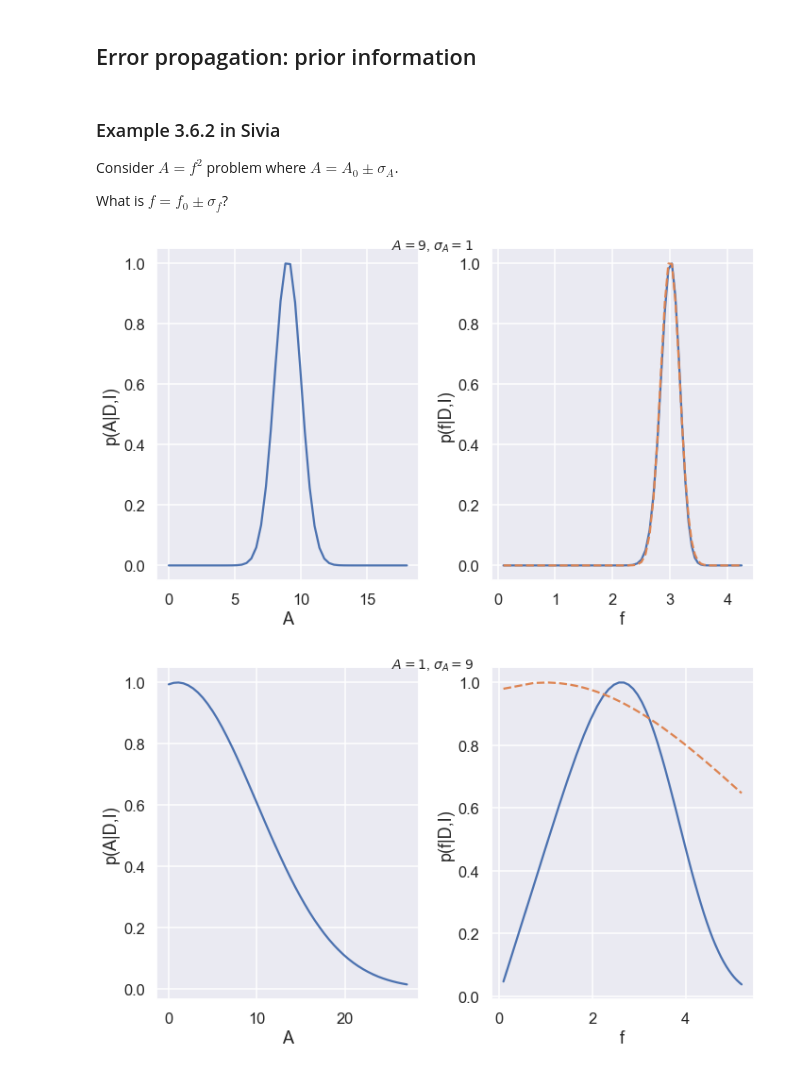
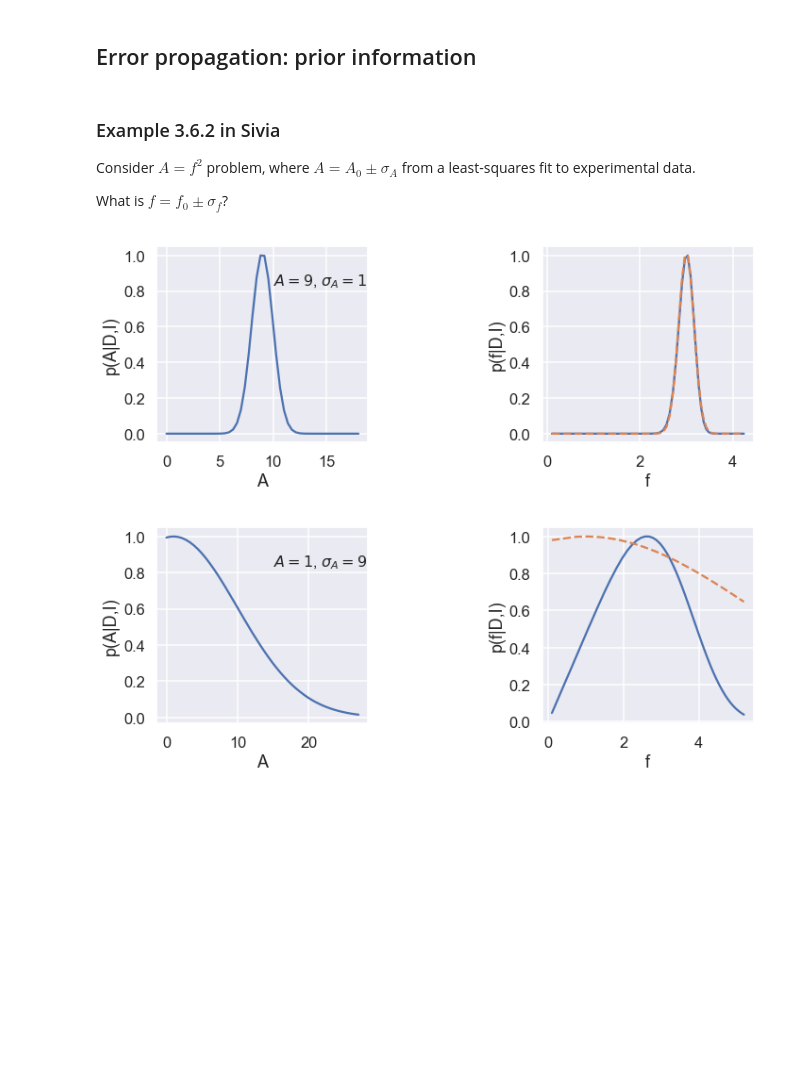
Before and after one commit to NuclearTalent/Bayes2019, a Jupyter notebook: topics/why-bayes-is-better/why_bayes_is_better_I.ipynb, the cells around one changed output. Saved outputs shown, nothing was run; the diff lists cells and outputs as text; code cells hidden in the pictures; blank space fills up the shorter version.

```diff
--- a/topics/why-bayes-is-better/why_bayes_is_better_I.ipynb
+++ b/topics/why-bayes-is-better/why_bayes_is_better_I.ipynb
@@ -63,7 +64,7 @@ Occam’s razor is a principle attributed to the medieval philosopher William of
 ## Error propagation: prior information
 # %% [markdown]
 ### Example 3.6.2 in Sivia
-Consider $A = f^2$ problem where $A = A_0 \pm \sigma_A$.
+Consider $A = f^2$ problem, where $A = A_0 \pm \sigma_A$ from a least-squares fit to experimental data.
 
 What is $f = f_0 \pm \sigma_f$?
 # %%
@@ -84,18 +85,17 @@ def f_posterior(f,A0,sigA):
 # %%
 for (A0,sigA) in [(9,1),(1,9),(-20,9)]:
     maxA = max(2*A0,3*sigA)
     A_arr = np.linspace(0.01,maxA)
     f_arr = np.sqrt(A_arr)
-    fig,ax=plt.subplots(1,2,figsize=(10,6))
+    fig,ax=plt.subplots(1,2,figsize=(10,4))
     ax[0].plot(A_arr,A_posterior(A_arr,A0,sigA))
     ax[1].plot(f_arr,f_posterior(f_arr,A0,sigA))
     if A0>0:
         ax[1].plot(f_arr,f_likelihood(f_arr,A0,sigA),'--')
-    fig.suptitle(f'$A={A0}$, $\sigma_A={sigA}$',fontsize=16)
     ax[0].set(xlabel='A',ylabel='p(A|D,I)')
+    plt.text(0.55,0.8,f'$A={A0}$, $\sigma_A={sigA}$', transform=ax[0].transAxes,fontsize=16)
     ax[1].set(xlabel='f',ylabel='p(f|D,I)')
     plt.tight_layout()
-    fig.suptitle(f'$A={A0}$, $\sigma_A={sigA}$',fontsize=14)
 # %% [output]
-[figure, old version]
+[figure, new version]
-[figure, old version]
+[figure, new version]
```
Also changed, not shown: parts of 3 cells of this notebook, 1 other file.
